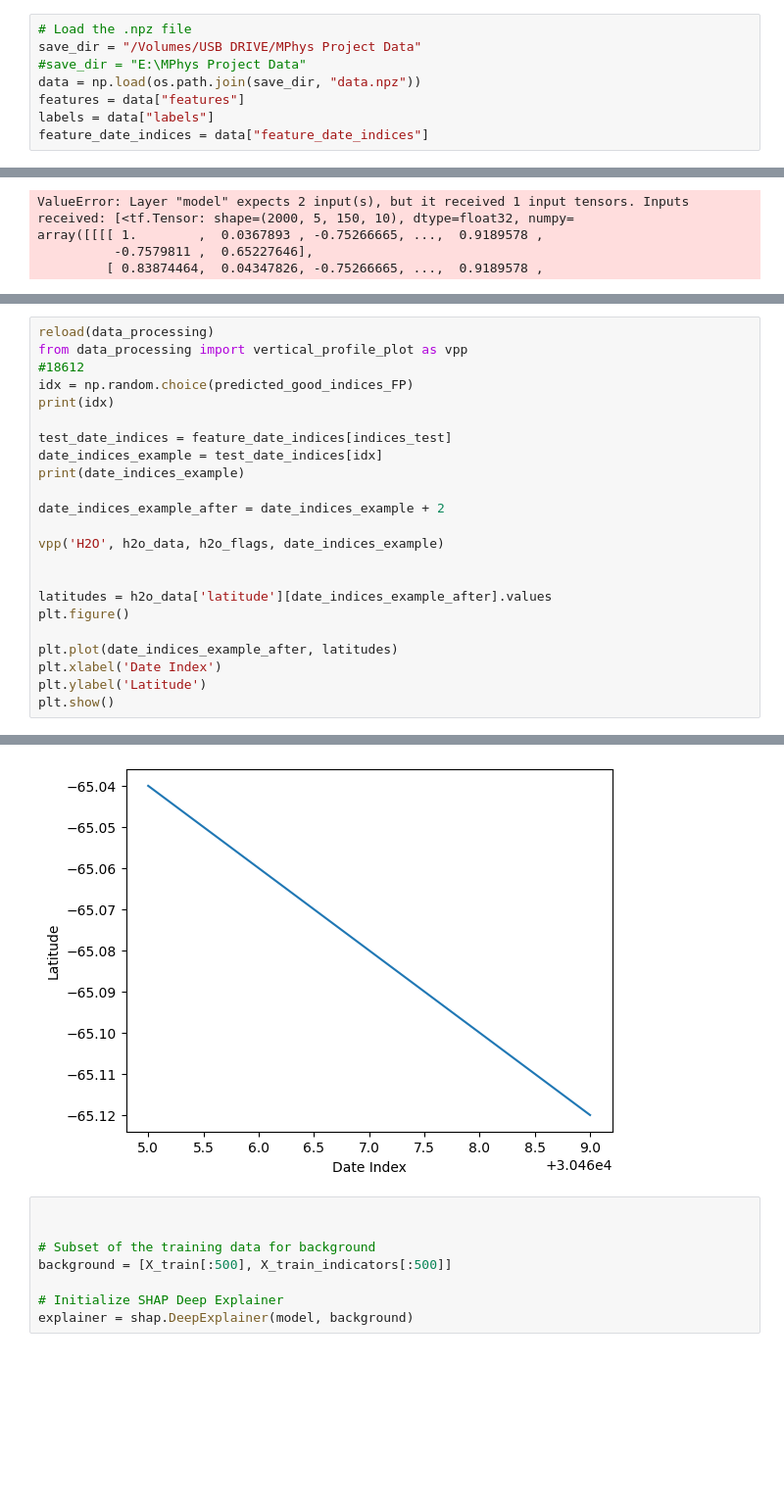
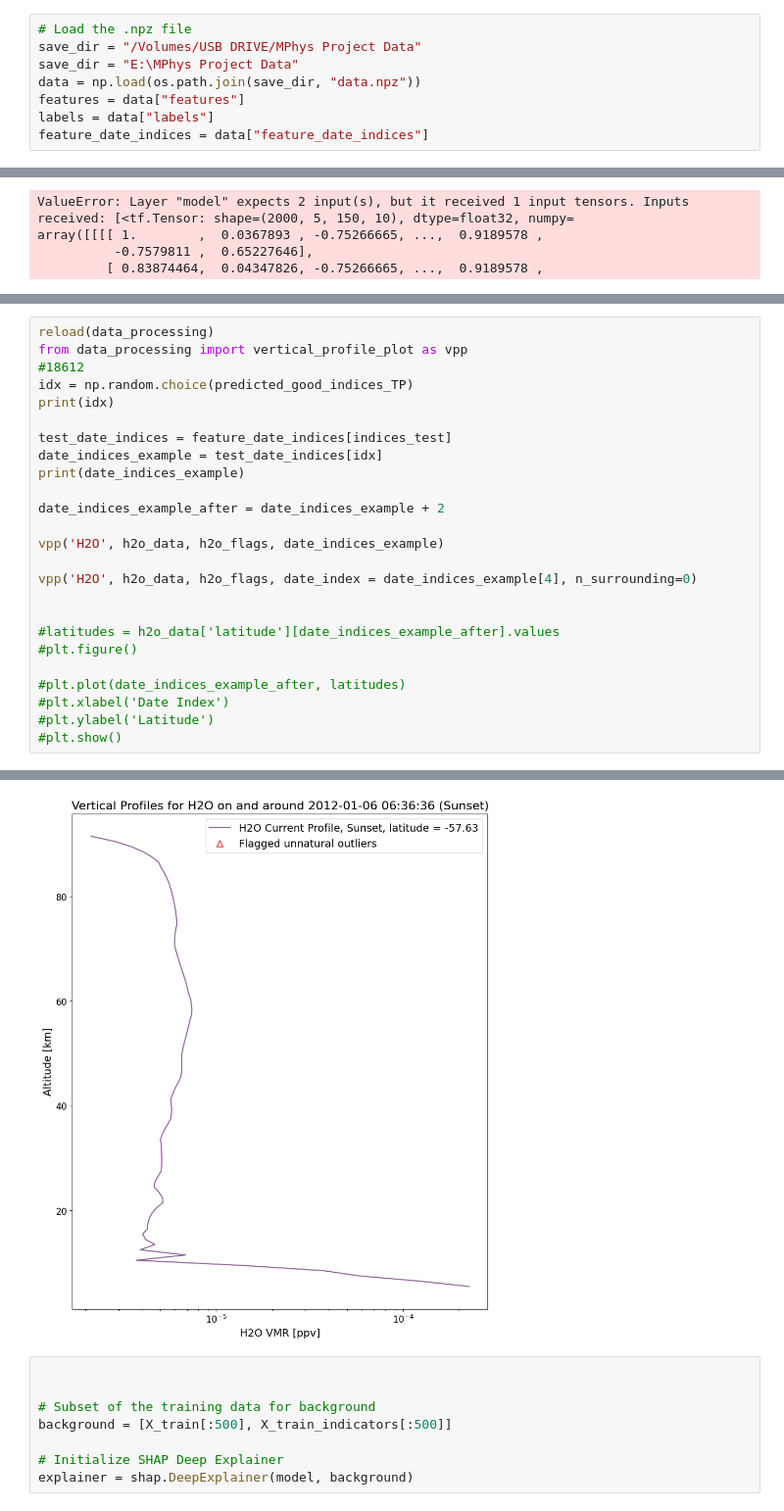
Before and after one commit to james-harvey-git/MPhys_Project, a Jupyter notebook: machine_learning.ipynb, the cells around one changed output, grey strips where cells are left out. Shown at 98% size. Cells and saved outputs as stored; diff of their text form; blank space fills up the shorter version.

```diff
--- a/machine_learning.ipynb
+++ b/machine_learning.ipynb
@@ -83,7 +83,7 @@ np.savez_compressed(
 # %%
 # Load the .npz file
 save_dir = "/Volumes/USB DRIVE/MPhys Project Data"
-#save_dir = "E:\MPhys Project Data"
+save_dir = "E:\MPhys Project Data"
 data = np.load(os.path.join(save_dir, "data.npz"))
 features = data["features"]
 labels = data["labels"]
@@ -734,7 +728,7 @@ NameError: name 'discrete_predictions' is not defined
 reload(data_processing)
 from data_processing import vertical_profile_plot as vpp
 #18612
-idx = np.random.choice(predicted_good_indices_FP)
+idx = np.random.choice(predicted_good_indices_TP)
 print(idx)
 
 test_date_indices = feature_date_indices[indices_test]
@@ -745,12 +739,14 @@ date_indices_example_after = date_indices_example + 2
 
 vpp('H2O', h2o_data, h2o_flags, date_indices_example)
 
+vpp('H2O', h2o_data, h2o_flags, date_index = date_indices_example[4], n_surrounding=0)
 
-latitudes = h2o_data['latitude'][date_indices_example_after].values
-plt.figure()
 
-plt.plot(date_indices_example_after, latitudes)
-plt.xlabel('Date Index')
-plt.ylabel('Latitude')
-plt.show()
+#latitudes = h2o_data['latitude'][date_indices_example_after].values
+#plt.figure()
+
+#plt.plot(date_indices_example_after, latitudes)
+#plt.xlabel('Date Index')
+#plt.ylabel('Latitude')
+#plt.show()
 # %% [output]
@@ -760,4 +756,4 @@ plt.show()
-[figure, old version]
+[figure, new version]
 # %%
 
 
```
Also changed, not shown: parts of 10 cells of this notebook, 2 other files.
